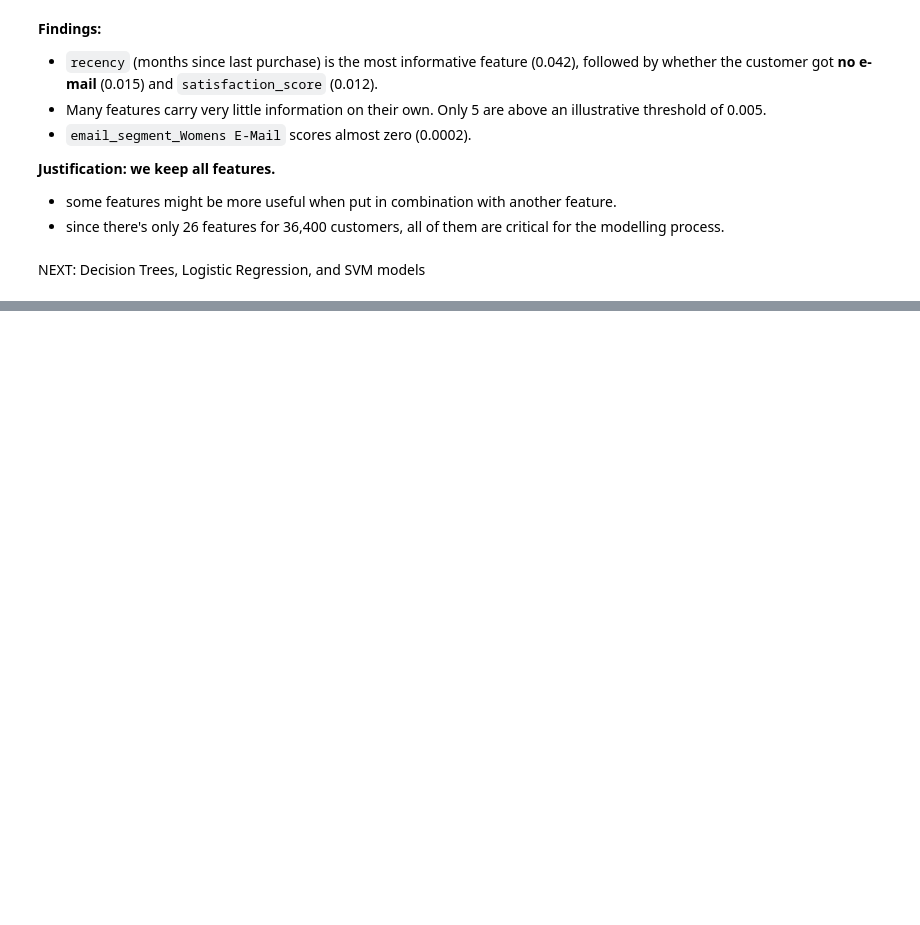
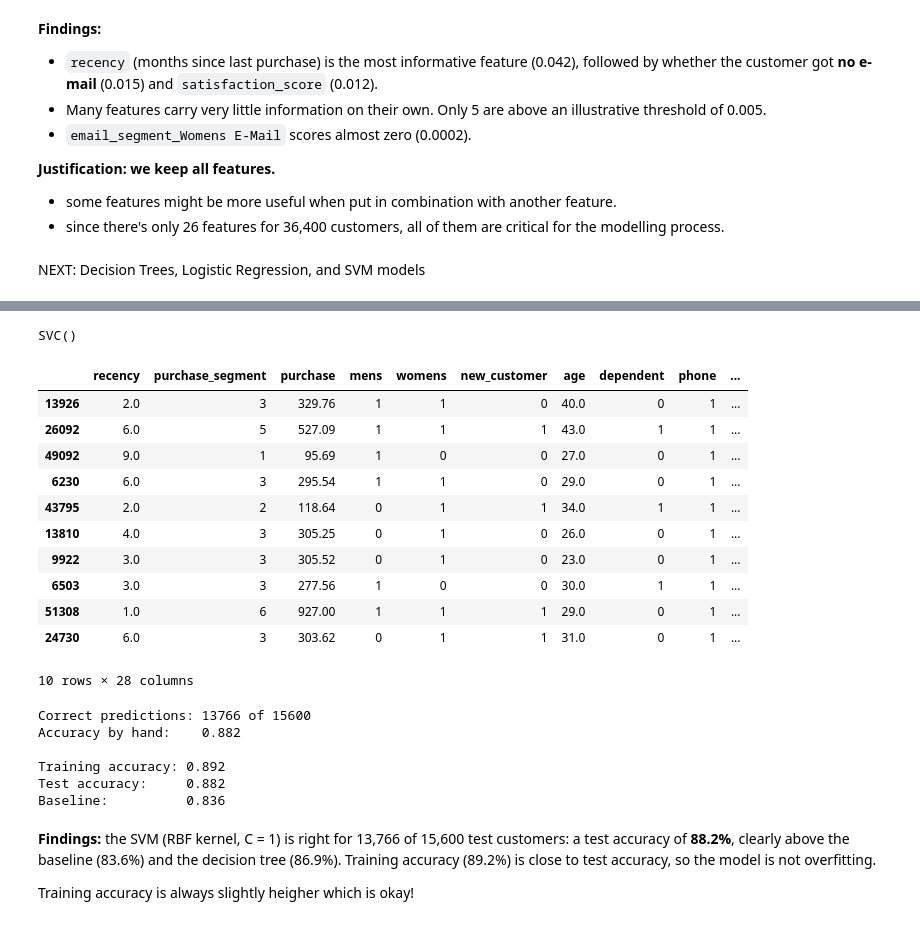
Before and after one commit to HuriyaAhmerr/AIP, a Jupyter notebook: AIP_(1).ipynb, the cells around one changed output, grey strips where cells are left out. Drawn from its saved outputs; the diff is of its cells as text; code cells hidden in the pictures; blank space fills up the shorter version.

```diff
--- a/AIP_(1).ipynb
+++ b/AIP_(1).ipynb
@@ -681,0 +832,56 @@ NEXT: Decision Trees, Logistic Regression, and SVM models
+# %%
+# Scale the features
+scaler = StandardScaler()
+X_train_scaled = scaler.fit_transform(X_train)
+X_test_scaled = scaler.transform(X_test)
+
+# Build an SVM with an RBF kernel and C = 1
+svm_model = SVC(kernel="rbf", C=1.0)
+svm_model.fit(X_train_scaled, y_train)
+# %% [output]
+SVC()
+# %%
+svm_predict = svm_model.predict(X_test_scaled)
+
+# The first ten test customers: original values, what really happened and the prediction
+compare = X_test.head(10).copy()
+compare["visit"] = y_test.values[:10]
+compare["Predicted"] = svm_predict[:10]
+compare
+# %% [output]
+|  | recency | purchase_segment | purchase | mens | womens | new_customer | age | dependent | phone | ... |
+| 13926 | 2.0 | 3 | 329.76 | 1 | 1 | 0 | 40.0 | 0 | 1 | ... |
+| 26092 | 6.0 | 5 | 527.09 | 1 | 1 | 1 | 43.0 | 1 | 1 | ... |
+| 49092 | 9.0 | 1 | 95.69 | 1 | 0 | 0 | 27.0 | 0 | 1 | ... |
+| 6230 | 6.0 | 3 | 295.54 | 1 | 1 | 0 | 29.0 | 0 | 1 | ... |
+| 43795 | 2.0 | 2 | 118.64 | 0 | 1 | 1 | 34.0 | 1 | 1 | ... |
+| 13810 | 4.0 | 3 | 305.25 | 0 | 1 | 0 | 26.0 | 0 | 1 | ... |
+| 9922 | 3.0 | 3 | 305.52 | 0 | 1 | 0 | 23.0 | 0 | 1 | ... |
+| 6503 | 3.0 | 3 | 277.56 | 1 | 0 | 0 | 30.0 | 1 | 1 | ... |
+| 51308 | 1.0 | 6 | 927.00 | 1 | 1 | 1 | 29.0 | 0 | 1 | ... |
+| 24730 | 6.0 | 3 | 303.62 | 0 | 1 | 1 | 31.0 | 0 | 1 | ... |
+10 rows × 28 columns
+# %%
+svm_predict = svm_model.predict(X_test_scaled)
+
+# Accuracy "by hand"
+correct = (svm_predict == y_test).sum()
+total = len(y_test)
+print(f"Correct predictions: {correct} of {total}")
+print(f"Accuracy by hand:    {correct / total:.3f}")
+
+# The same with .score()
+print(f"\nTraining accuracy: {svm_model.score(X_train_scaled, y_train):.3f}")
+print(f"Test accuracy:     {svm_model.score(X_test_scaled, y_test):.3f}")
+print(f"Baseline:          {baseline:.3f}")
+# %% [output]
+Correct predictions: 13766 of 15600
+Accuracy by hand:    0.882
+
+Training accuracy: 0.892
+Test accuracy:     0.882
+Baseline:          0.836
+# %% [markdown]
+**Findings:** the SVM (RBF kernel, C = 1) is right for 13,766 of 15,600 test customers: a test accuracy of **88.2%**, clearly above the baseline (83.6%) and the decision tree (86.9%). Training accuracy (89.2%) is close to test accuracy, so the model is not overfitting.
+
+Training accuracy is always slightly heigher which is okay!
```
Also changed, not shown: parts of 22 cells of this notebook.
